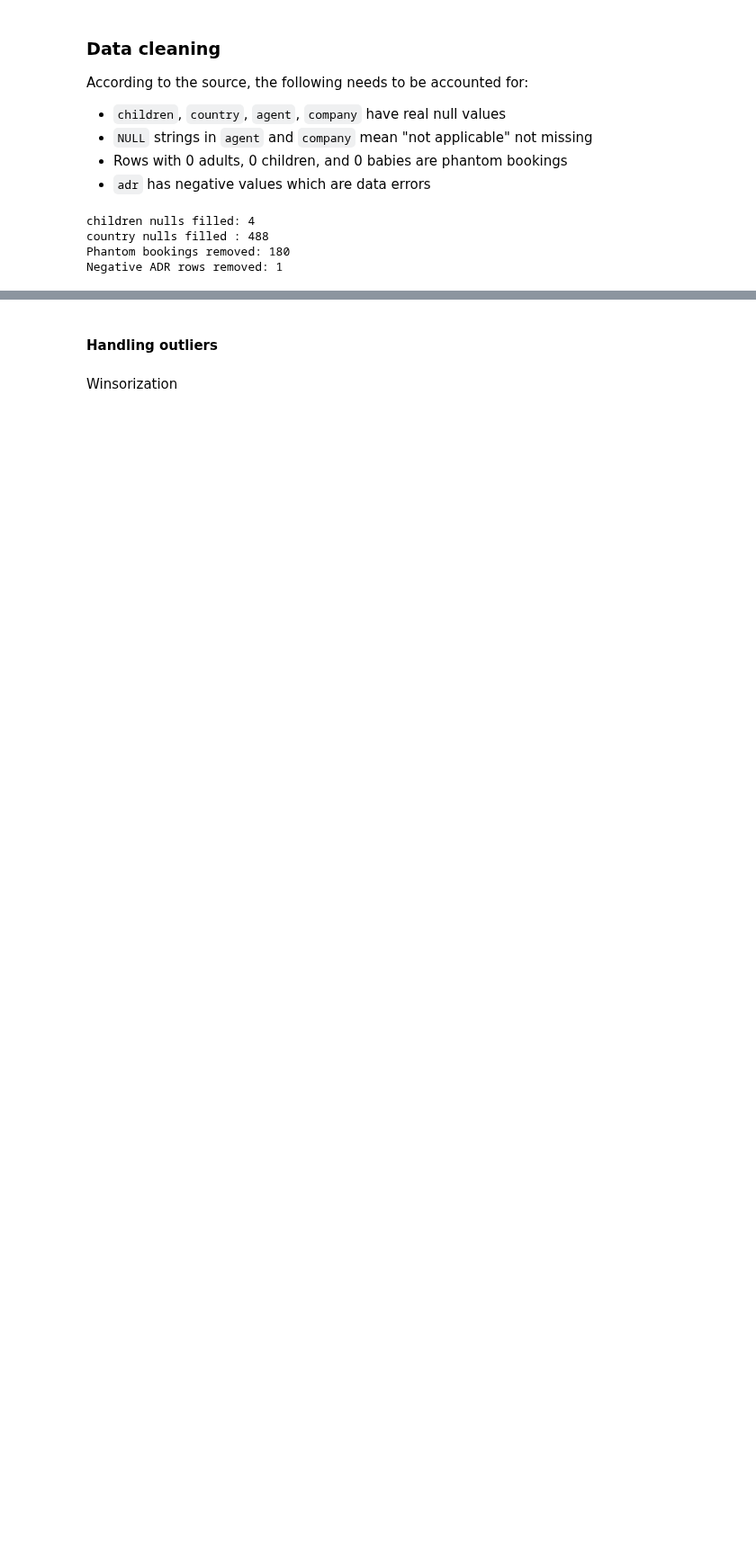
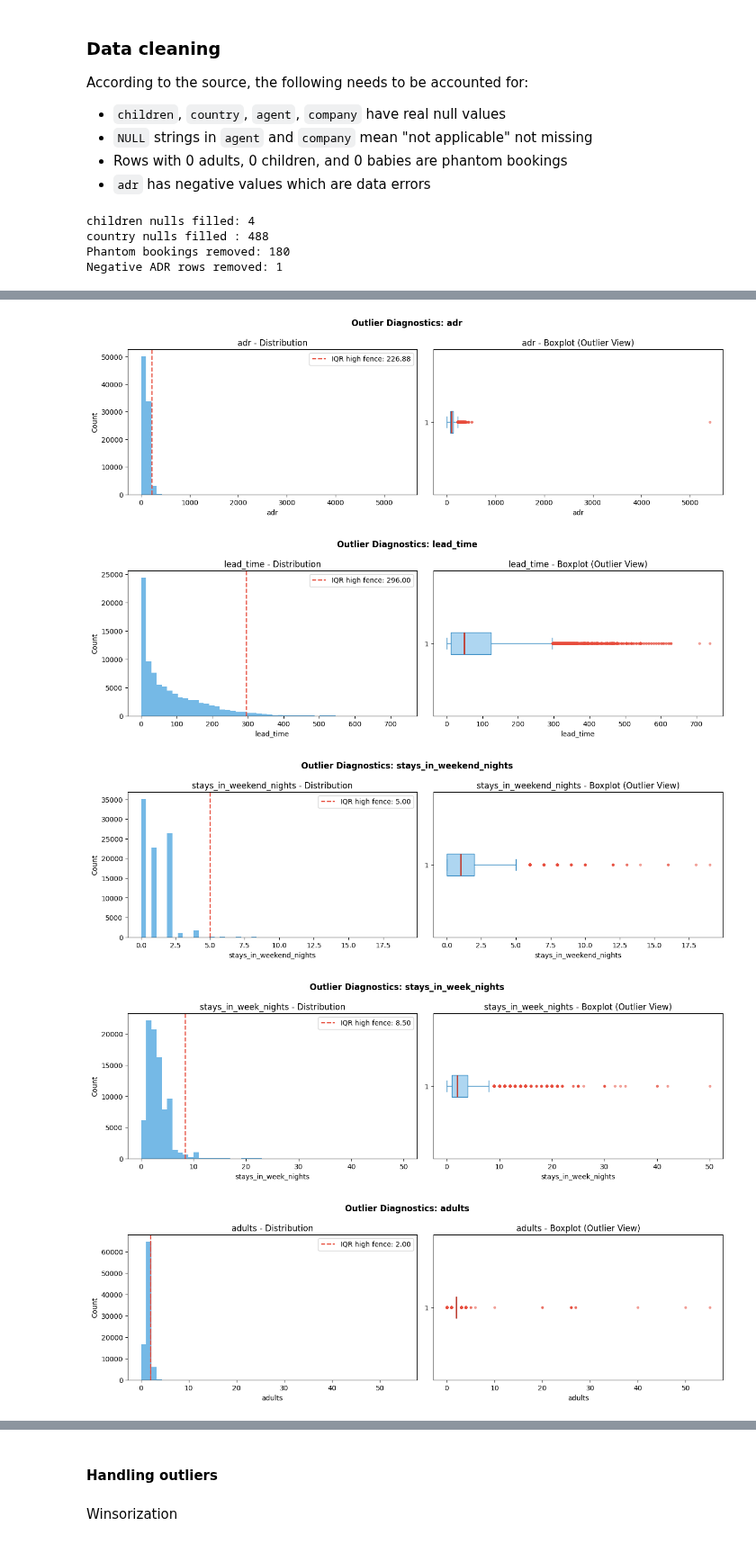
Before and after one commit to jihane1604/Advanced_Business_Analytics, a Jupyter notebook: eda.ipynb, the cells around one changed output, grey strips where cells are left out. Shown at 90% size. Drawn from its saved outputs; the diff is of its cells as text; code cells hidden in the pictures; blank space fills up the shorter version.

```diff
--- a/eda.ipynb
+++ b/eda.ipynb
@@ -14,4 +14,10 @@ import warnings
 warnings.filterwarnings('ignore')
+# %%
+sns.set_theme(style='whitegrid', palette='muted', font_scale=1.1)
+COLORS = {'canceled': '#E74C3C', 'not_canceled': '#2ECC71',
+          'city': '#3498DB',     'resort': '#F39C12'}
+plt.rcParams['figure.dpi'] = 120
+plt.rcParams['figure.figsize'] = (12, 5)
 # %%
 df = pd.read_csv('./data/hotel_bookings.csv')
 # %%
@@ -185,7 +191,3 @@ def visualize_outliers(df, col, name):
     plt.tight_layout()
     plt.savefig(f'./eda_visuals/{name}', bbox_inches='tight')
     plt.show()
-
-for col in outlier_features:
-    name = f"{col}_outliers.png"
-    visualize_outliers(df, col, name)
@@ -246,0 +264,12 @@ Negative ADR rows removed: 1
+# %%
+# visualize without duplicates
+
+for col in outlier_features:
+    name = f"deduplicated/{col}_deduplicated.png"
+    visualize_outliers(df_clean, col, name)
+# %% [output]
+[figure, added]
+[figure, added]
+[figure, added]
+[figure, added]
+[figure, added]
```
Also changed, not shown: parts of 61 cells of this notebook, 1 other file.
